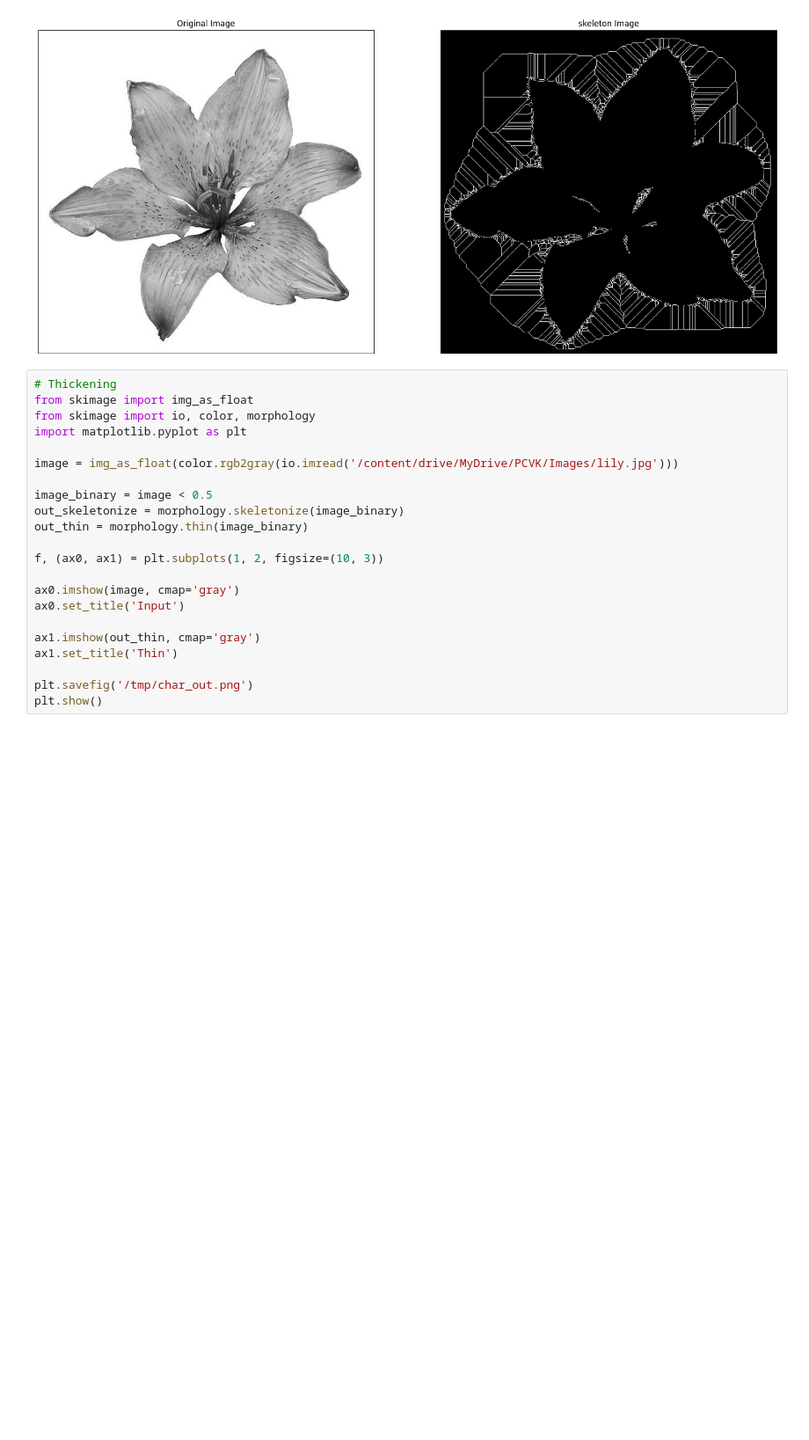
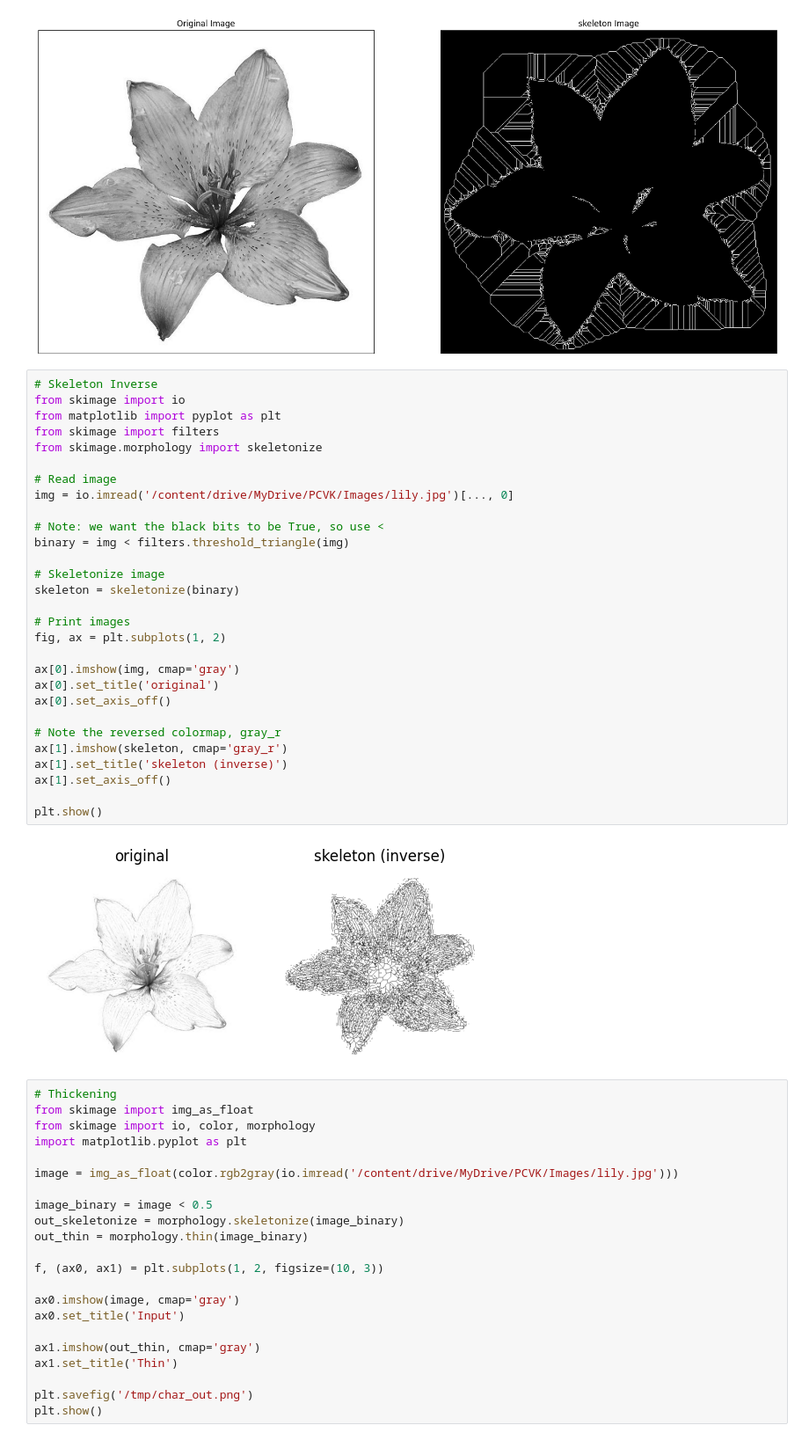
Before and after one commit to SitiMutmainah15/PCVK_GENAP_2026, a Jupyter notebook: Week9_PCVK.ipynb, the cells around one changed output. Shown at 88% size. Saved outputs shown, nothing was run; the diff lists cells and outputs as text; blank space fills up the shorter version.

```diff
--- a/Week9_PCVK.ipynb
+++ b/Week9_PCVK.ipynb
@@ -602,6 +602,37 @@ plt.savefig("binary and bin_skeleton.png")
 plt.show()
 # %% [output]
 [figure]
+# %%
+# Skeleton Inverse
+from skimage import io
+from matplotlib import pyplot as plt
+from skimage import filters
+from skimage.morphology import skeletonize
+
+# Read image
+img = io.imread('/content/drive/MyDrive/PCVK/Images/lily.jpg')[..., 0]
+
+# Note: we want the black bits to be True, so use <
+binary = img < filters.threshold_triangle(img)
+
+# Skeletonize image
+skeleton = skeletonize(binary)
+
+# Print images
+fig, ax = plt.subplots(1, 2)
+
+ax[0].imshow(img, cmap='gray')
+ax[0].set_title('original')
+ax[0].set_axis_off()
+
+# Note the reversed colormap, gray_r
+ax[1].imshow(skeleton, cmap='gray_r')
+ax[1].set_title('skeleton (inverse)')
+ax[1].set_axis_off()
+
+plt.show()
+# %% [output]
+[figure, added]
 # %%
 # Thickening
 from skimage import img_as_float
```
Also changed, not shown: parts of 8 cells of this notebook.
